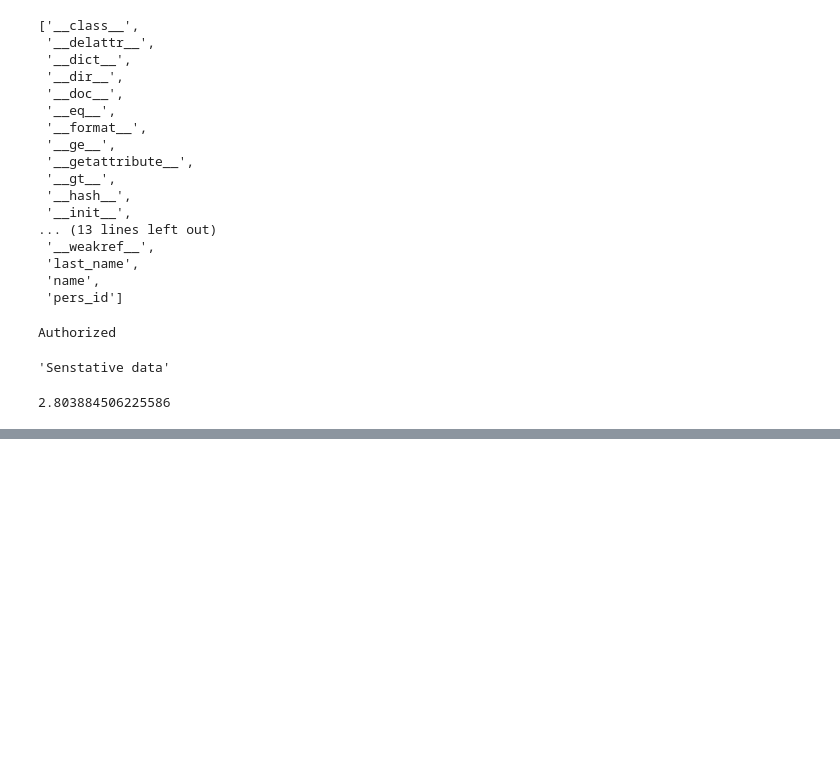
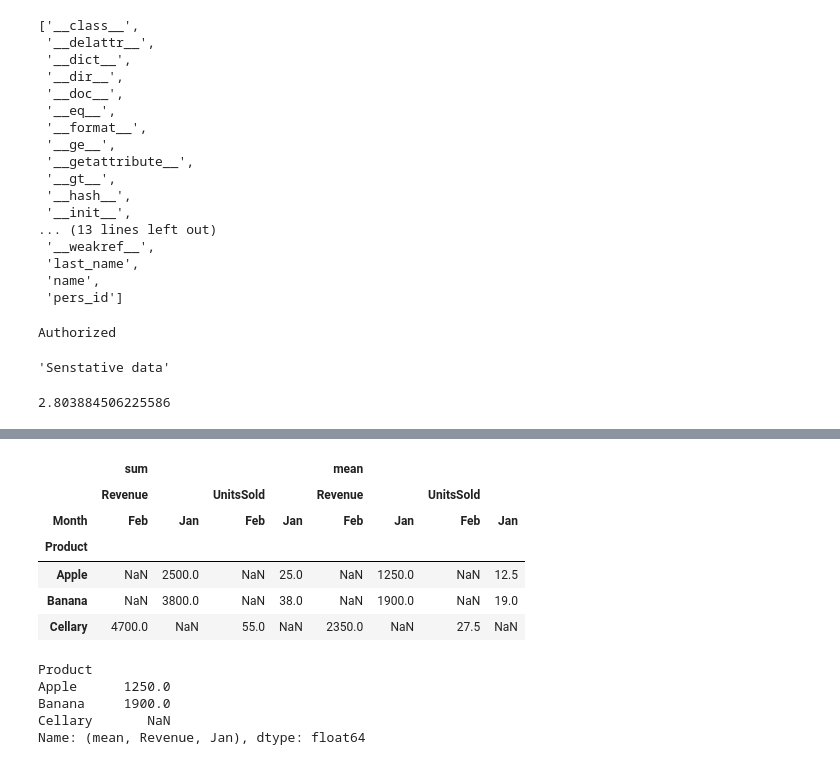
Before and after one commit to artursolekss/python2_practical, a Jupyter notebook: Week3.ipynb, the cells around one changed output, grey strips where cells are left out. Drawn from its saved outputs; the diff is of its cells as text; code cells hidden in the pictures; blank space fills up the shorter version.

```diff
--- a/Week3.ipynb
+++ b/Week3.ipynb
@@ -451,0 +484,8 @@ cal.get_time_dif()
+# %%
+data = {"Product":['Apple','Apple',"Banana","Banana","Cellary","Cellary"],
+       "City":["London","Paris","London","Paris","London","Paris"],
+       "Month":["Jan","Jan","Jan","Jan","Feb","Feb"],
+       "Revenue":[1000,1500,2000,1800,2200,2500],
+       "UnitsSold":[10,15,20,18,25,30]}
+# %%
+df = pa.DataFrame(data)
@@ -451,0 +502,2 @@ cal.get_time_dif()
+# %%
+pivot_df = df.pivot_table(index="Product",columns="Month",values=["Revenue","UnitsSold"],aggfunc=["sum","mean"])
@@ -451,0 +513,18 @@ cal.get_time_dif()
+# %%
+pivot_df
+# %% [output]
+|  | sum |  |  |  | mean |  |  |  |
+|  | Revenue |  | UnitsSold |  | Revenue |  | UnitsSold |  |
+| Month | Feb | Jan | Feb | Jan | Feb | Jan | Feb | Jan |
+| Product |  |  |  |  |  |  |  |  |
+| Apple | NaN | 2500.0 | NaN | 25.0 | NaN | 1250.0 | NaN | 12.5 |
+| Banana | NaN | 3800.0 | NaN | 38.0 | NaN | 1900.0 | NaN | 19.0 |
+| Cellary | 4700.0 | NaN | 55.0 | NaN | 2350.0 | NaN | 27.5 | NaN |
+# %%
+pivot_df[("mean","Revenue","Jan")]
+# %% [output]
+Product
+Apple      1250.0
+Banana     1900.0
+Cellary       NaN
+Name: (mean, Revenue, Jan), dtype: float64
```
Also changed, not shown: parts of 69 cells of this notebook.
